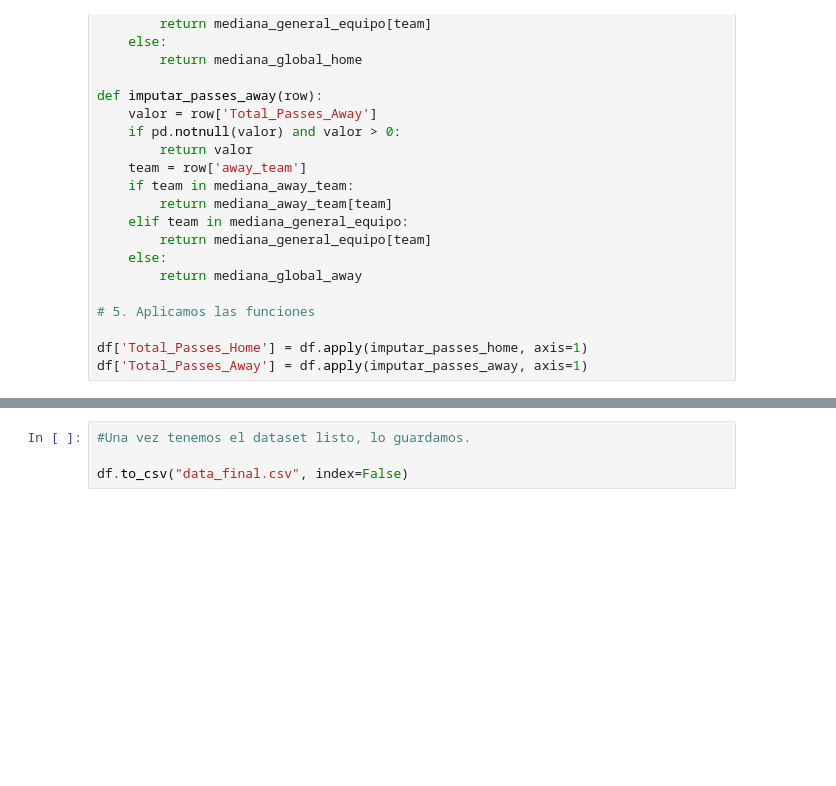
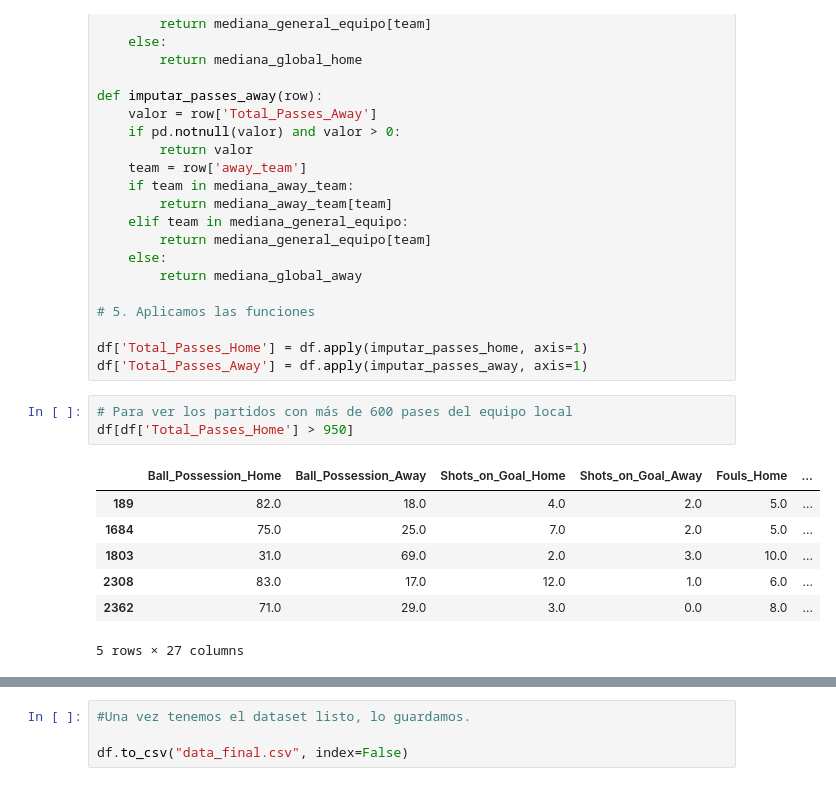
Before and after one commit to Fertxu10/Proyecto-Machine-Learning, a Jupyter notebook: src/Notebook/Feature Engineering_Media_Temp.ipynb, the cells around one changed output, grey strips where cells are left out. Cells and saved outputs as stored; diff of their text form; blank space fills up the shorter version.

```diff
--- a/src/Notebook/Feature Engineering_Media_Temp.ipynb
+++ b/src/Notebook/Feature Engineering_Media_Temp.ipynb
@@ -399,3 +399,14 @@ def imputar_passes_away(row):
 
 df['Total_Passes_Home'] = df.apply(imputar_passes_home, axis=1)
 df['Total_Passes_Away'] = df.apply(imputar_passes_away, axis=1)
+# %%
+# Para ver los partidos con más de 600 pases del equipo local
+df[df['Total_Passes_Home'] > 950]
+# %% [output]
+|  | Ball_Possession_Home | Ball_Possession_Away | Shots_on_Goal_Home | Shots_on_Goal_Away | Fouls_Home | ... |
+| 189 | 82.0 | 18.0 | 4.0 | 2.0 | 5.0 | ... |
+| 1684 | 75.0 | 25.0 | 7.0 | 2.0 | 5.0 | ... |
+| 1803 | 31.0 | 69.0 | 2.0 | 3.0 | 10.0 | ... |
+| 2308 | 83.0 | 17.0 | 12.0 | 1.0 | 6.0 | ... |
+| 2362 | 71.0 | 29.0 | 3.0 | 0.0 | 8.0 | ... |
+5 rows × 27 columns
```
Also changed, not shown: parts of 2 cells of this notebook, 3 other files.
